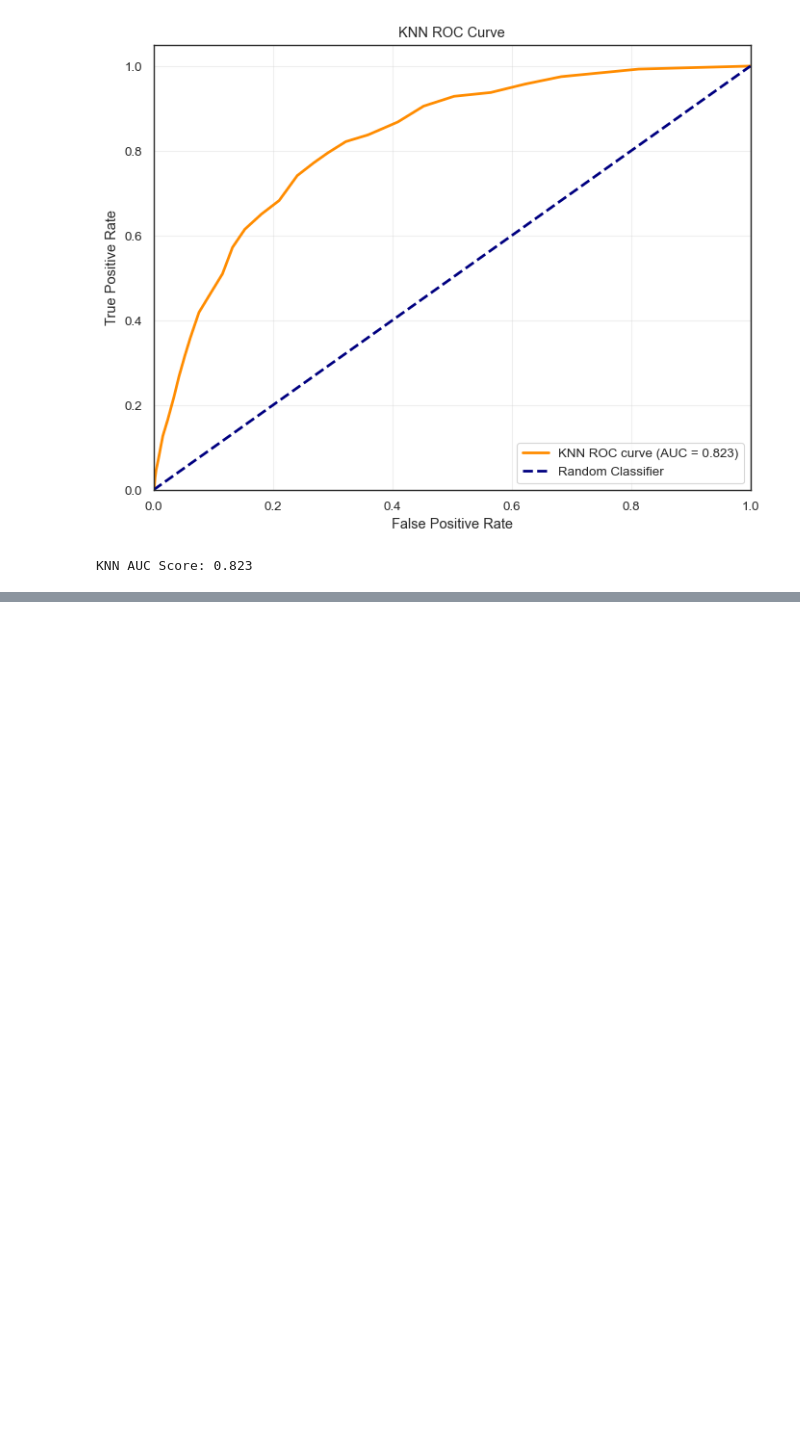
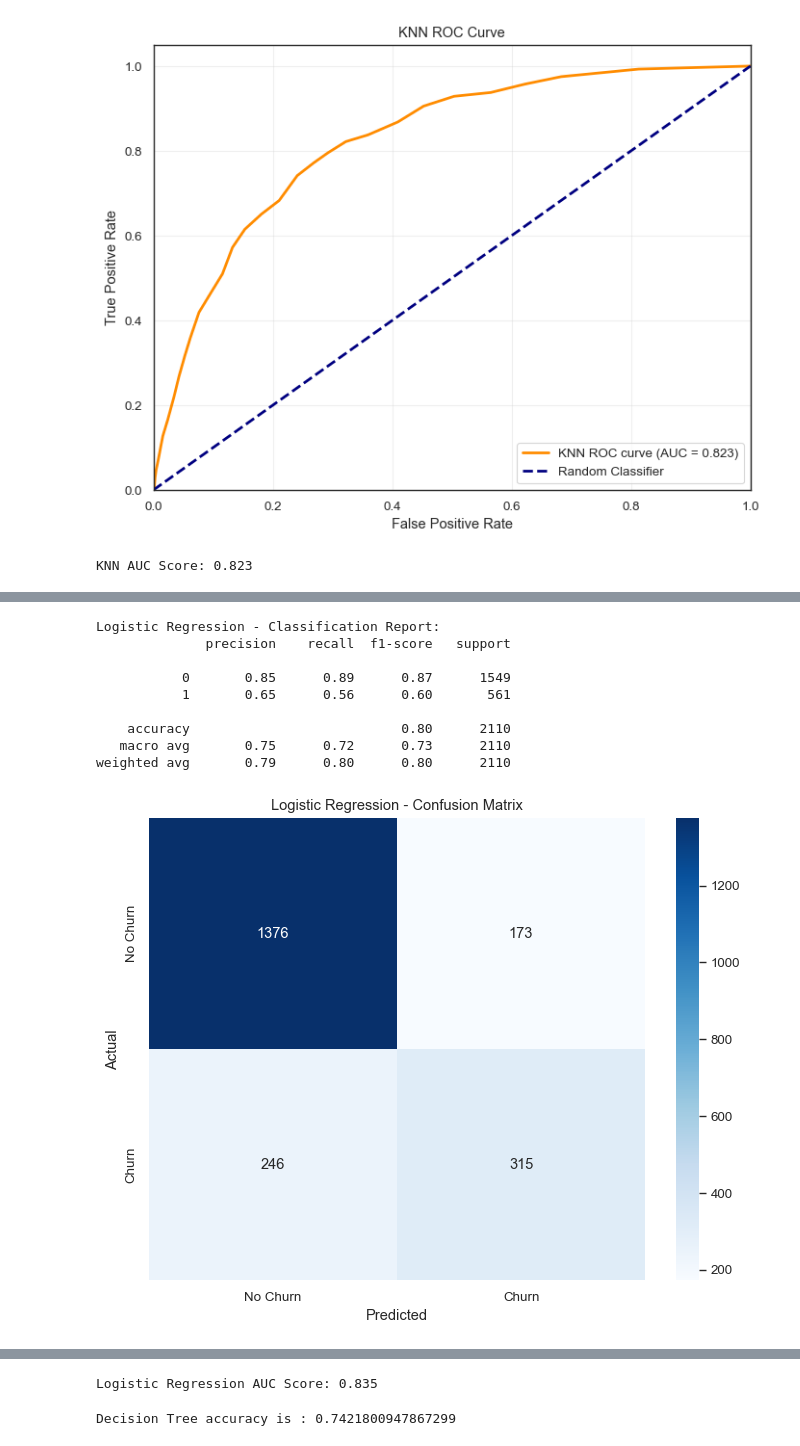
Before and after one commit to Ahmed-Estiak/customer-churn-demo, a Jupyter notebook: customer-churn1demo.ipynb, the cells around one changed output, grey strips where cells are left out. Drawn from its saved outputs; the diff is of its cells as text; code cells hidden in the pictures; blank space fills up the shorter version.

```diff
--- a/customer-churn1demo.ipynb
+++ b/customer-churn1demo.ipynb
@@ -2410,0 +2574,58 @@ KNN AUC Score: 0.823
+# %%
+# Logistic Regression - Classification Report
+from sklearn.metrics import classification_report
+
+lr_predictions = lr_model.predict(X_test)
+print("Logistic Regression - Classification Report:")
+print(classification_report(y_test, lr_predictions))
+
+# Confusion Matrix
+from sklearn.metrics import confusion_matrix
+import seaborn as sns
+
+cm_lr = confusion_matrix(y_test, lr_predictions)
+
+plt.figure(figsize=(8, 6))
+sns.heatmap(cm_lr, annot=True, fmt='d', cmap='Blues',
+           xticklabels=['No Churn', 'Churn'],
+           yticklabels=['No Churn', 'Churn'])
+plt.title('Logistic Regression - Confusion Matrix')
+plt.xlabel('Predicted')
+plt.ylabel('Actual')
+plt.show()
+
+# ROC Curve and AUC
+from sklearn.metrics import roc_curve, auc
+
+# Get prediction probabilities for positive class
+y_pred_proba_lr = lr_model.predict_proba(X_test)[:, 1]
+
+# Calculate ROC curve
+fpr_lr, tpr_lr, thresholds_lr = roc_curve(y_test, y_pred_proba_lr)
+auc_score_lr = auc(fpr_lr, tpr_lr)
+
+# Plot ROC curve
+plt.figure(figsize=(8, 6))
+plt.plot(fpr_lr, tpr_lr, color='blue', lw=2, label=f'Logistic Regression (AUC = {auc_score_lr:.3f})')
+plt.plot([0, 1], [0, 1], color='navy', lw=2, linestyle='--', label='Random Classifier')
+plt.xlim([0.0, 1.0])
+plt.ylim([0.0, 1.05])
+plt.xlabel('False Positive Rate')
+plt.ylabel('True Positive Rate')
+plt.title('Logistic Regression - ROC Curve')
+plt.legend(loc="lower right")
+plt.grid(True)
+plt.show()
+
+print(f"Logistic Regression AUC Score: {auc_score_lr:.3f}")
+# %% [output]
+Logistic Regression - Classification Report:
+              precision    recall  f1-score   support
+
+           0       0.85      0.89      0.87      1549
+           1       0.65      0.56      0.60       561
+
+    accuracy                           0.80      2110
+   macro avg       0.75      0.72      0.73      2110
+weighted avg       0.79      0.80      0.80      2110
+[figure, added]
@@ -2410,0 +2633,9 @@ KNN AUC Score: 0.823
+Logistic Regression AUC Score: 0.835
+# %%
+dt_model = DecisionTreeClassifier()
+dt_model.fit(X_train,y_train)
+predictdt_y = dt_model.predict(X_test)
+accuracy_dt = dt_model.score(X_test,y_test)
+print("Decision Tree accuracy is :",accuracy_dt)
+# %% [output]
+Decision Tree accuracy is : 0.7421800947867299
```
Also changed, not shown: parts of 17 cells of this notebook.
